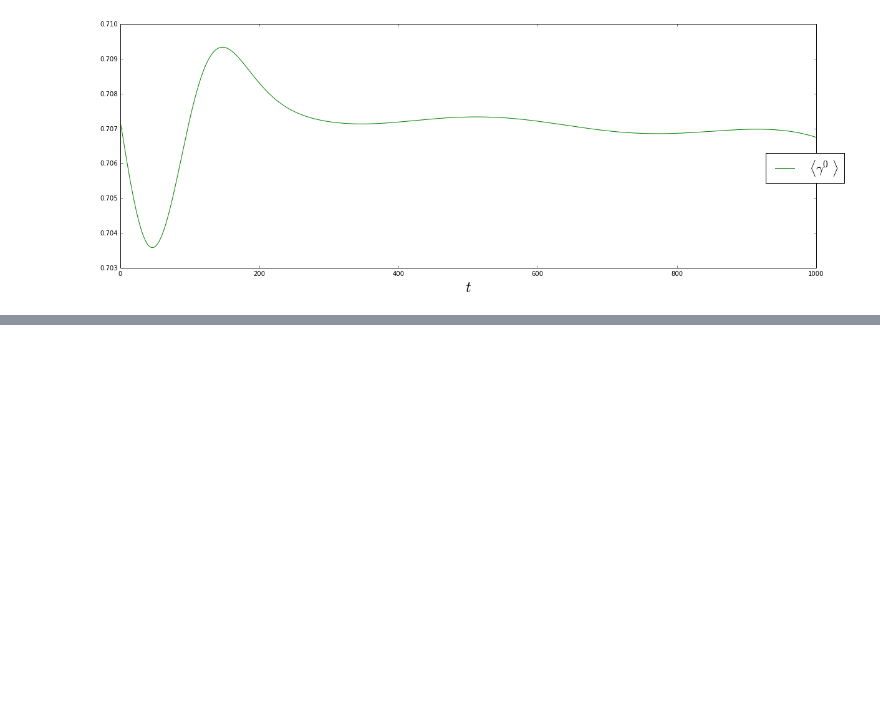
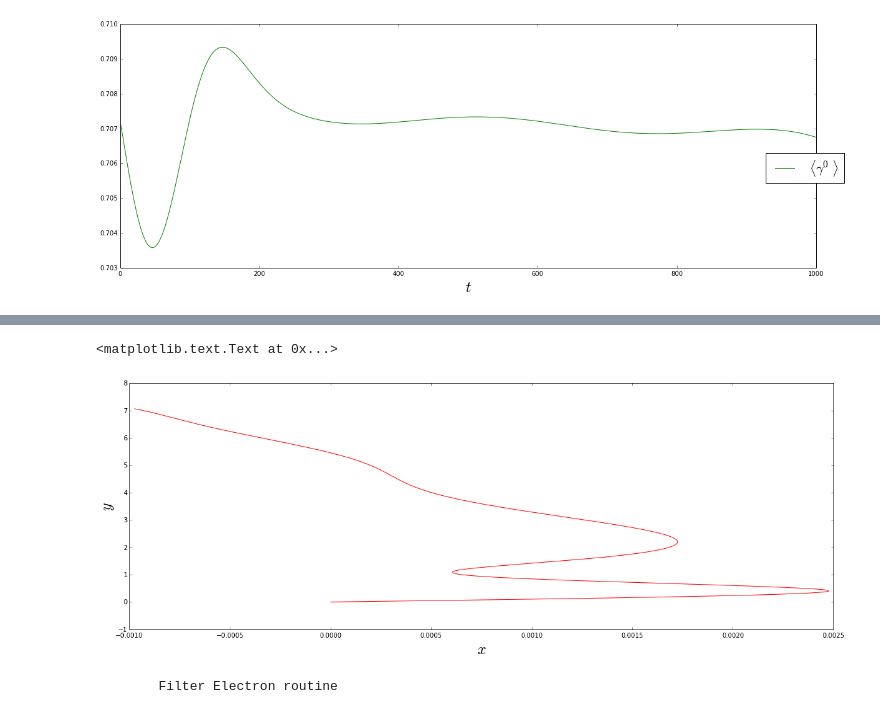
Before and after one commit to cabrer7/PyWignerCUDA, a Jupyter notebook: instances/Dirac2D/GausssianPacket_Linear.ipynb, the cells around one changed output, grey strips where cells are left out. Cells and saved outputs as stored; diff of their text form; code cells hidden in the pictures; blank space fills up the shorter version.

```diff
--- a/instances/Dirac2D/GausssianPacket_Linear.ipynb
+++ b/instances/Dirac2D/GausssianPacket_Linear.ipynb
@@ -225,0 +243,23 @@ ax.legend(bbox_to_anchor=(1.05, 0.5), loc=1, prop={'size':22})
+# %%
+axis_font = {'size':'24'}
+
+
+fig, ax = plt.subplots(figsize=(20, 7))
+
+
+ax.plot( instance.X_average ,  instance.Y_average , 'r-')
+
+#ax.set_ylim(-8,5)
+#ax.set_xlim(-3,3)
+
+ax.set_xlabel(r'$x$',**axis_font)
+ax.set_ylabel(r'$y$',**axis_font)
+
+#ax.legend(bbox_to_anchor=(1.05, 0.9), loc=1, prop={'size':22})
+# %% [output]
+<matplotlib.text.Text at 0x...>
+[figure, added]
+# %%
+Psi_end_filtered = instance.FilterElectrons(-1, instance.Psi_end)
+# %% [output]
+        Filter Electron routine
```
Also changed, not shown: parts of 4 cells of this notebook, 7 other files.
